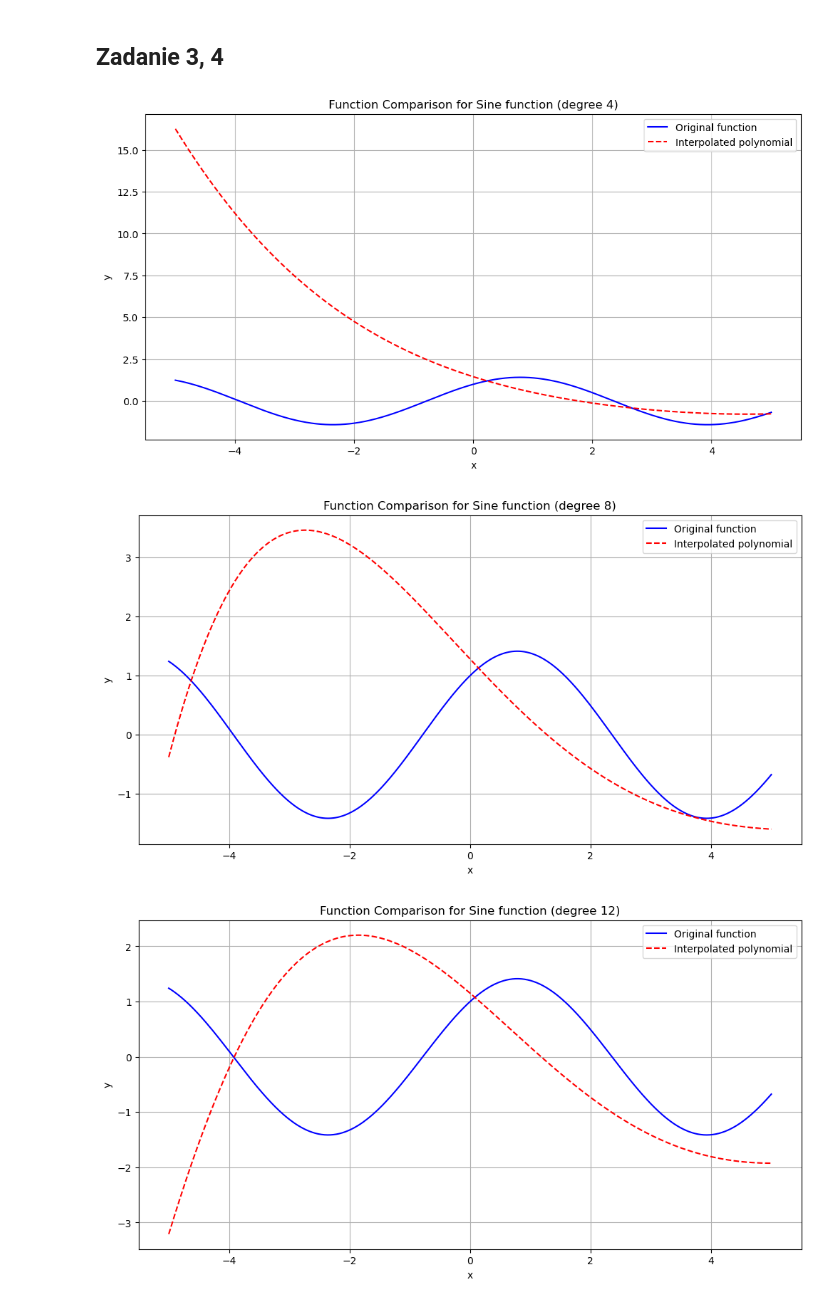
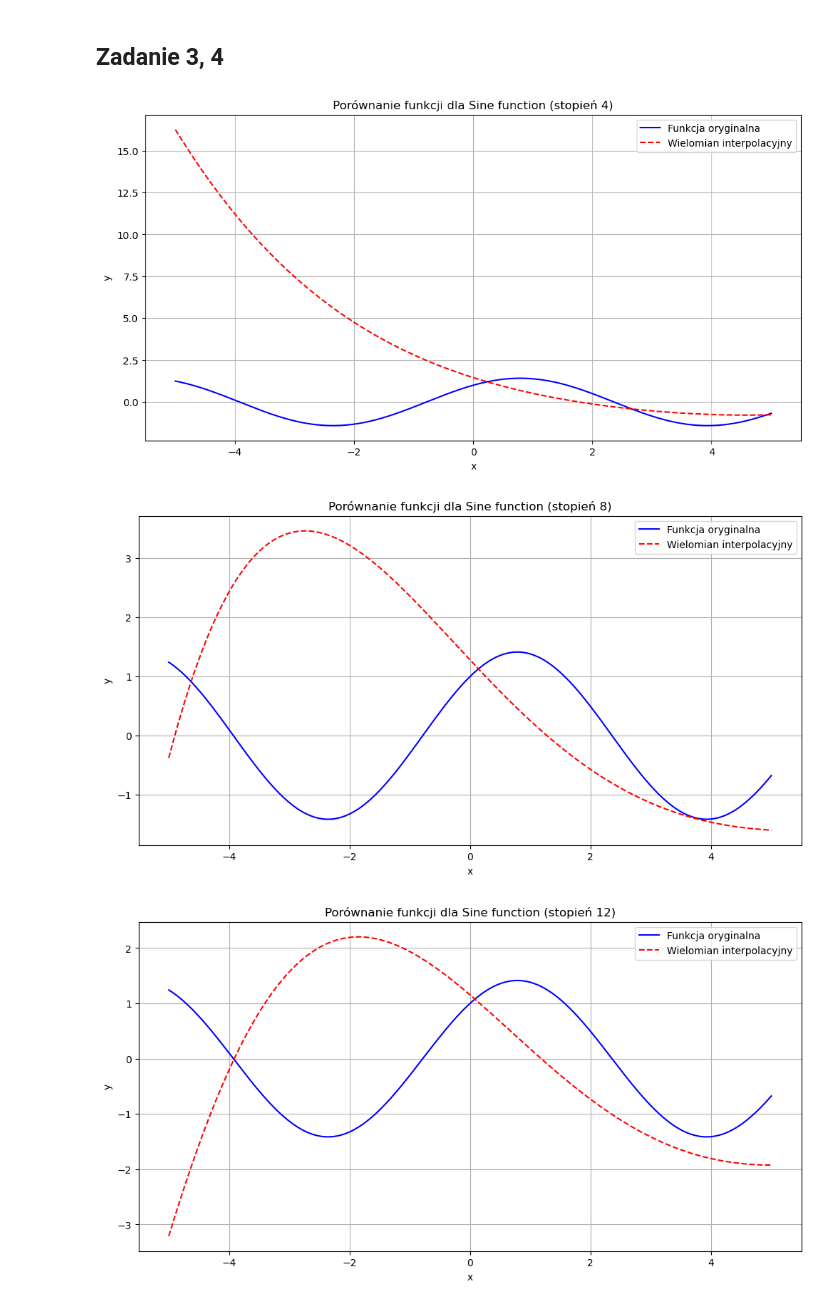
Before and after one commit to maxi7524/numerical-methods, a Jupyter notebook: results.ipynb, the cells around one changed output. Cells and saved outputs as stored; diff of their text form; code cells hidden in the pictures.

```diff
--- a/results.ipynb
+++ b/results.ipynb
@@ -273,11 +273,11 @@ def plot_interpolation_comparison(func, poly_coeffs, domain, label, num_points=1
     y_poly = np.array([horner_eval(poly_coeffs, xi) for xi in x])
 
     plt.figure(figsize=(12, 6))
-    plt.plot(x, y_true, 'b-', label='Original function')
-    plt.plot(x, y_poly, 'r--', label='Interpolated polynomial')
+    plt.plot(x, y_true, 'b-', label='Funkcja oryginalna')
+    plt.plot(x, y_poly, 'r--', label='Wielomian interpolacyjny')
     plt.xlabel('x')
     plt.ylabel('y')
-    plt.title(f'Function Comparison for {label}')
+    plt.title(f'Porównanie funkcji dla {label}')
     plt.grid(True)
     plt.legend()
     plt.show()
@@ -291,41 +291,41 @@ for func_name, (func, label) in test_functions().items():
     # Lists to store errors
     errors = []
 
     for degree in degrees:
         # Generate points for interpolation
         x_points = np.linspace(domain[0], domain[1], degree + 1)
         y_points = func(x_points)
 
         # Get polynomial coefficients using Newton's method
         poly_coeffs = newton_polynomial(x_points, y_points)
         poly_coeffs = coef_change(poly_coeffs)
 
         # Calculate Chebyshev error
         error = chebyshev_error(func, poly_coeffs, domain)
         errors.append(error)
 
         # Plot comparison for selected degrees
         if degree in [4, 8, 12]:
             plot_interpolation_comparison(func, poly_coeffs, domain,
-                                       f"{label} (degree {degree})")
+                                       f"{label} (stopień {degree})")
 
     # Plot error vs polynomial degree
     plt.figure(figsize=(12, 6))
     plt.plot(degrees, errors, 'bo-')
-    plt.xlabel('Polynomial Degree')
-    plt.ylabel('Chebyshev Error')
-    plt.title(f'Interpolation Error vs Polynomial Degree for {label}')
+    plt.xlabel('Stopień wielomianu')
+    plt.ylabel('Błąd Czebyszewa')
+    plt.title(f'Błąd interpolacji vs stopień wielomianu dla {label}')
     plt.yscale('log')
     plt.grid(True)
     plt.show()
 
     # Print minimum error information
     min_error_idx = np.argmin(errors)
-    print(f"\nResults for {label}:")
-    print(f"Minimum error: {errors[min_error_idx]:.2e}")
-    print(f"Achieved with polynomial degree: {degrees[min_error_idx]}")
+    print(f"\nWyniki dla {label}:")
+    print(f"Minimalny błąd: {errors[min_error_idx]:.2e}")
+    print(f"Osiągnięty dla stopnia wielomianu: {degrees[min_error_idx]}")
 # %% [output]
-[figure, old version]
+[figure, new version]
-[figure, old version]
+[figure, new version]
-[figure, old version]
+[figure, new version]
 [figure]
```
Also changed, not shown: parts of 1 cell of this notebook.
